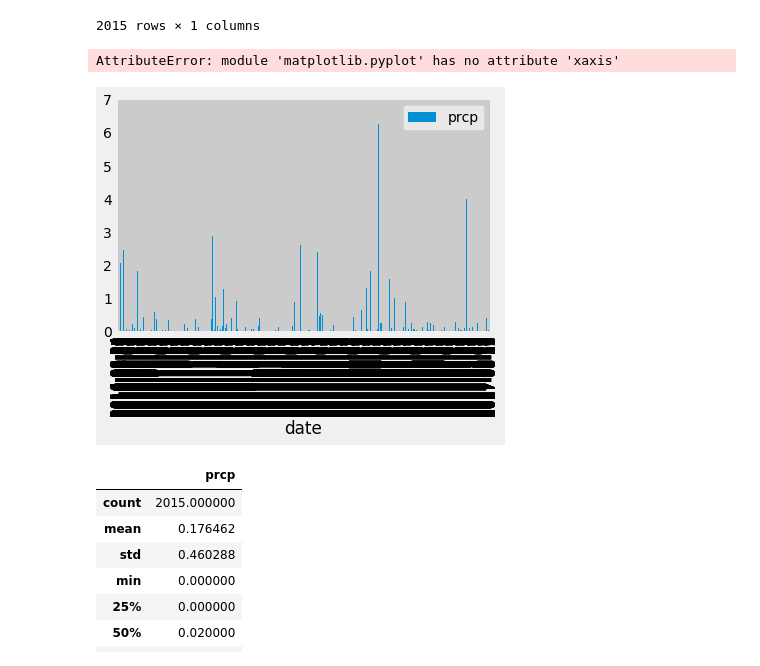
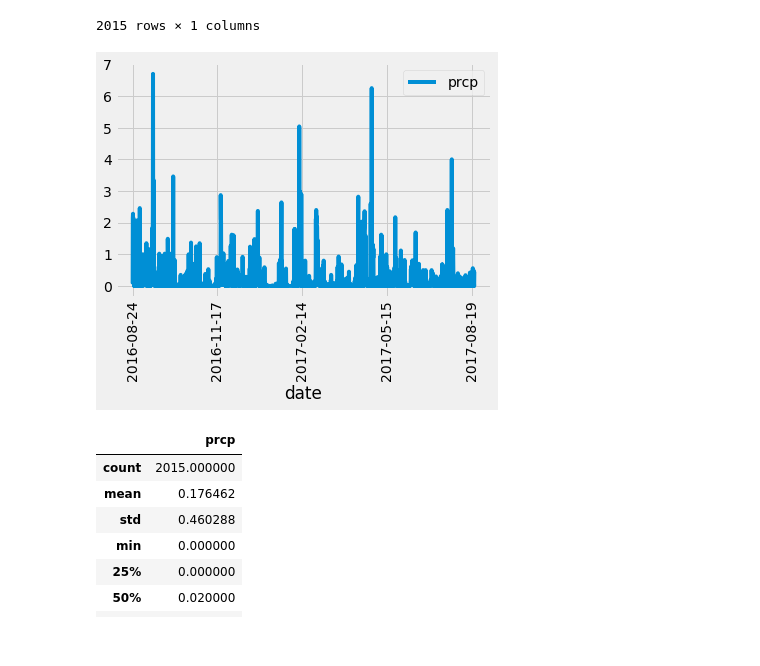
Before and after one commit to carlymckelvy/sqlalchemy-challenge, a Jupyter notebook: climate.ipynb, the cells around one changed output. Saved outputs shown, nothing was run; the diff lists cells and outputs as text; code cells hidden in the pictures.

```diff
--- a/climate.ipynb
+++ b/climate.ipynb
@@ -102,11 +102,10 @@ df
 2015 rows × 1 columns
 # %%
 # # Use Pandas Plotting with Matplotlib to plot the data
-df.plot.bar()
+df.plot(rot=90)
 plt.show()
 # %% [output]
-AttributeError: module 'matplotlib.pyplot' has no attribute 'xaxis'
-[figure, old version]
+[figure, new version]
 # %%
 # Use Pandas to calcualte the summary statistics for the precipitation data
 df.describe()
```
Also changed, not shown: parts of 6 cells of this notebook, 1 other file.
